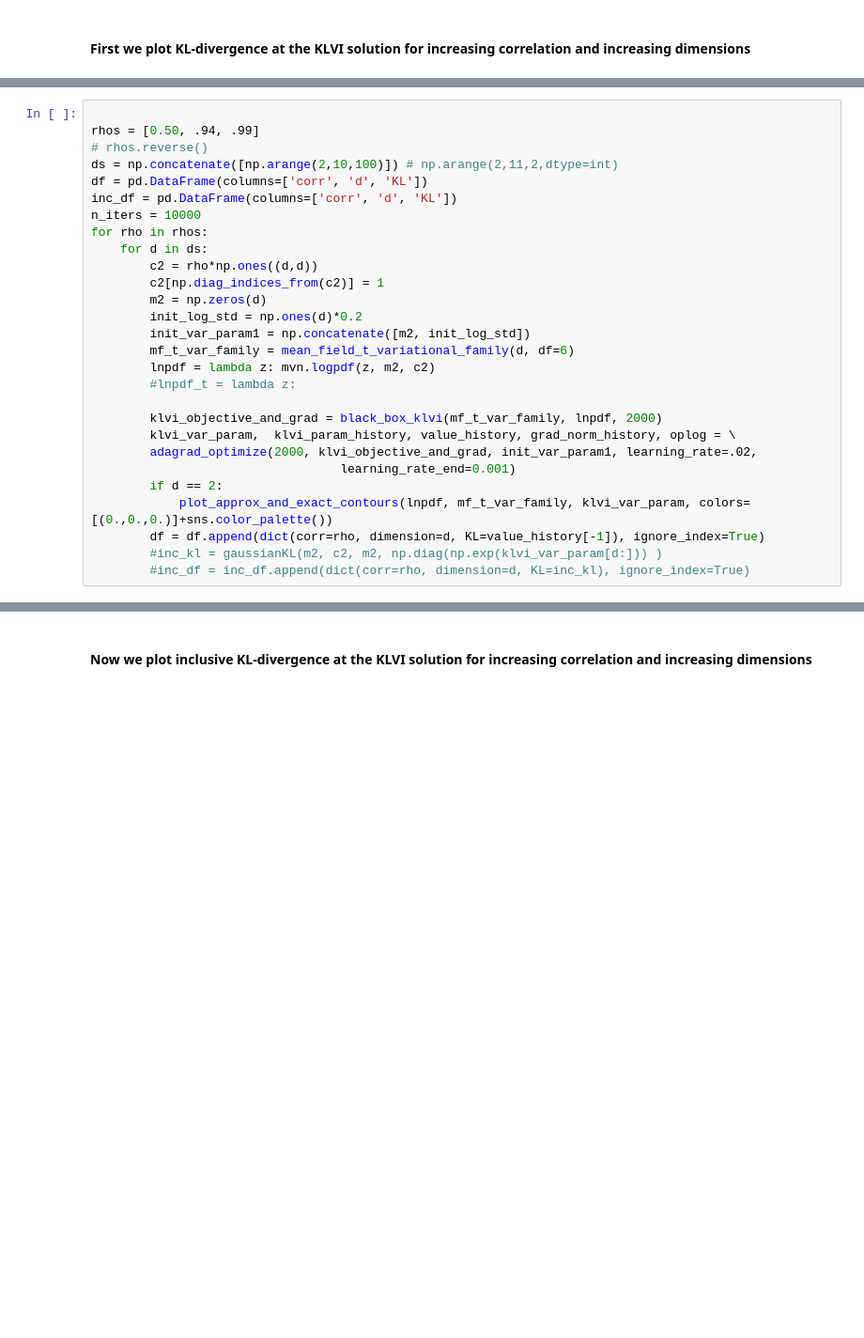
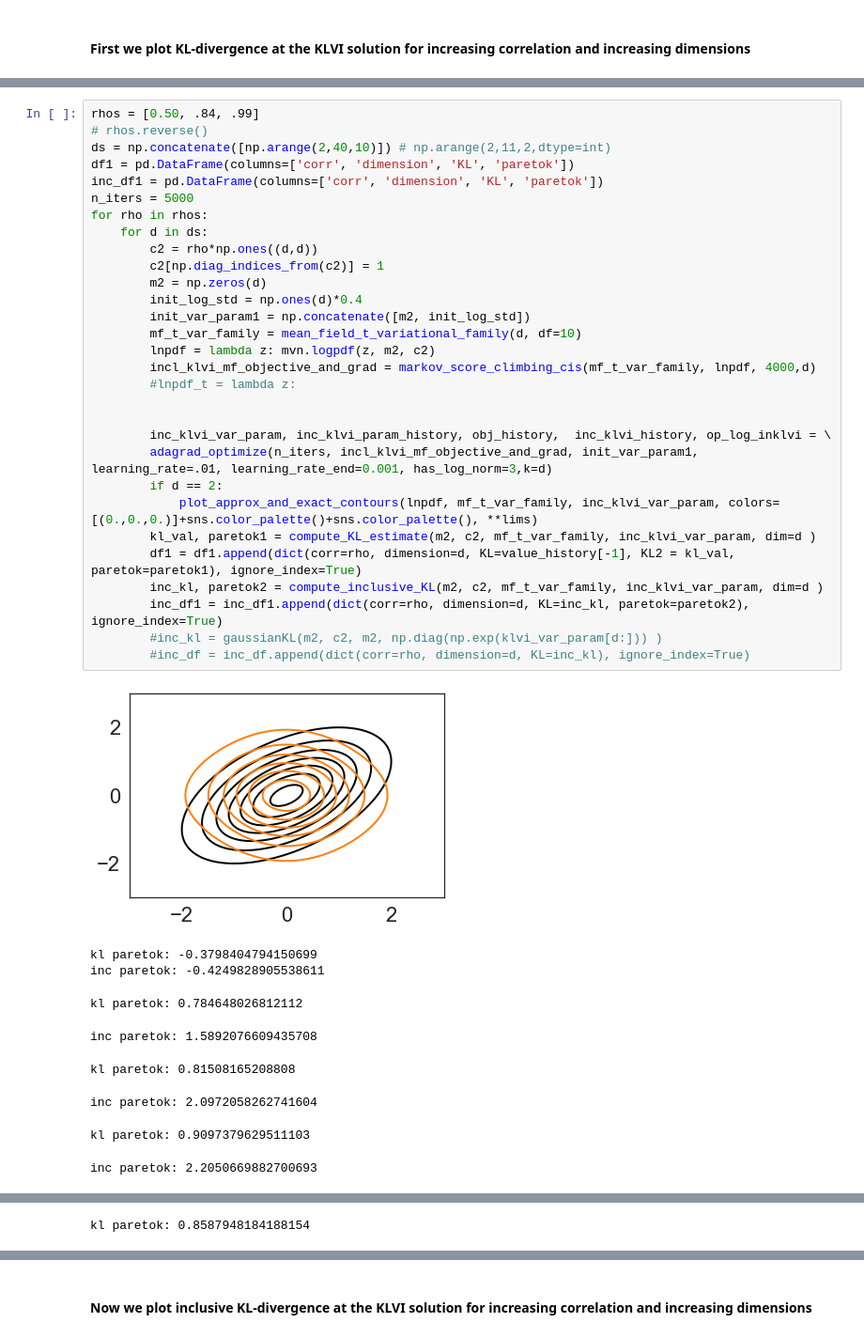
Before and after one commit to kunalghosh/viabel, a Jupyter notebook: notebooks/KL-studentt-minimization.ipynb, the cells around one changed output, grey strips where cells are left out. Shown: that part at 94% size. Saved outputs shown, nothing was run; the diff lists cells and outputs as text; blank space fills up the shorter version.

```diff
--- a/notebooks/KL-studentt-minimization.ipynb
+++ b/notebooks/KL-studentt-minimization.ipynb
@@ -135,28 +223,40 @@ plt.show()
 # %%
-
-rhos = [0.50, .94, .99]
+rhos = [0.50, .84, .99]
 # rhos.reverse()
-ds = np.concatenate([np.arange(2,10,100)]) # np.arange(2,11,2,dtype=int)
-df = pd.DataFrame(columns=['corr', 'd', 'KL'])
-inc_df = pd.DataFrame(columns=['corr', 'd', 'KL'])
-n_iters = 10000
+ds = np.concatenate([np.arange(2,40,10)]) # np.arange(2,11,2,dtype=int)
+df1 = pd.DataFrame(columns=['corr', 'dimension', 'KL', 'paretok'])
+inc_df1 = pd.DataFrame(columns=['corr', 'dimension', 'KL', 'paretok'])
+n_iters = 5000
 for rho in rhos:
     for d in ds:
         c2 = rho*np.ones((d,d))
         c2[np.diag_indices_from(c2)] = 1
         m2 = np.zeros(d)
-        init_log_std = np.ones(d)*0.2
+        init_log_std = np.ones(d)*0.4
         init_var_param1 = np.concatenate([m2, init_log_std])
-        mf_t_var_family = mean_field_t_variational_family(d, df=6)
+        mf_t_var_family = mean_field_t_variational_family(d, df=10)
         lnpdf = lambda z: mvn.logpdf(z, m2, c2)
+        incl_klvi_mf_objective_and_grad = markov_score_climbing_cis(mf_t_var_family, lnpdf, 4000,d)
         #lnpdf_t = lambda z:
 
-        klvi_objective_and_grad = black_box_klvi(mf_t_var_family, lnpdf, 2000)
-        klvi_var_param,  klvi_param_history, value_history, grad_norm_history, oplog = \
-        adagrad_optimize(2000, klvi_objective_and_grad, init_var_param1, learning_rate=.02,
-                                  learning_rate_end=0.001)
+
+        inc_klvi_var_param, inc_klvi_param_history, obj_history,  inc_klvi_history, op_log_inklvi = \
+        adagrad_optimize(n_iters, incl_klvi_mf_objective_and_grad, init_var_param1, learning_rate=.01, learning_rate_end=0.001, has_log_norm=3,k=d)
         if d == 2:
-            plot_approx_and_exact_contours(lnpdf, mf_t_var_family, klvi_var_param, colors=[(0.,0.,0.)]+sns.color_palette())
-        df = df.append(dict(corr=rho, dimension=d, KL=value_history[-1]), ignore_index=True)
+            plot_approx_and_exact_contours(lnpdf, mf_t_var_family, inc_klvi_var_param, colors=[(0.,0.,0.)]+sns.color_palette()+sns.color_palette(), **lims)
+        kl_val, paretok1 = compute_KL_estimate(m2, c2, mf_t_var_family, inc_klvi_var_param, dim=d )
+        df1 = df1.append(dict(corr=rho, dimension=d, KL=value_history[-1], KL2 = kl_val, paretok=paretok1), ignore_index=True)
+        inc_kl, paretok2 = compute_inclusive_KL(m2, c2, mf_t_var_family, inc_klvi_var_param, dim=d )
+        inc_df1 = inc_df1.append(dict(corr=rho, dimension=d, KL=inc_kl, paretok=paretok2), ignore_index=True)
         #inc_kl = gaussianKL(m2, c2, m2, np.diag(np.exp(klvi_var_param[d:])) )
         #inc_df = inc_df.append(dict(corr=rho, dimension=d, KL=inc_kl), ignore_index=True)
+# %% [output]
+[figure, added]
+kl paretok: -0.3798404794150699
+inc paretok: -0.4249828905538611
+kl paretok: 0.784648026812112
+inc paretok: 1.5892076609435708
+kl paretok: 0.81508165208808
+inc paretok: 2.0972058262741604
+kl paretok: 0.9097379629511103
+inc paretok: 2.2050669882700693
@@ -162,0 +266 @@ for rho in rhos:
+kl paretok: 0.8587948184188154
```
Also changed, not shown: parts of 20 cells of this notebook.
